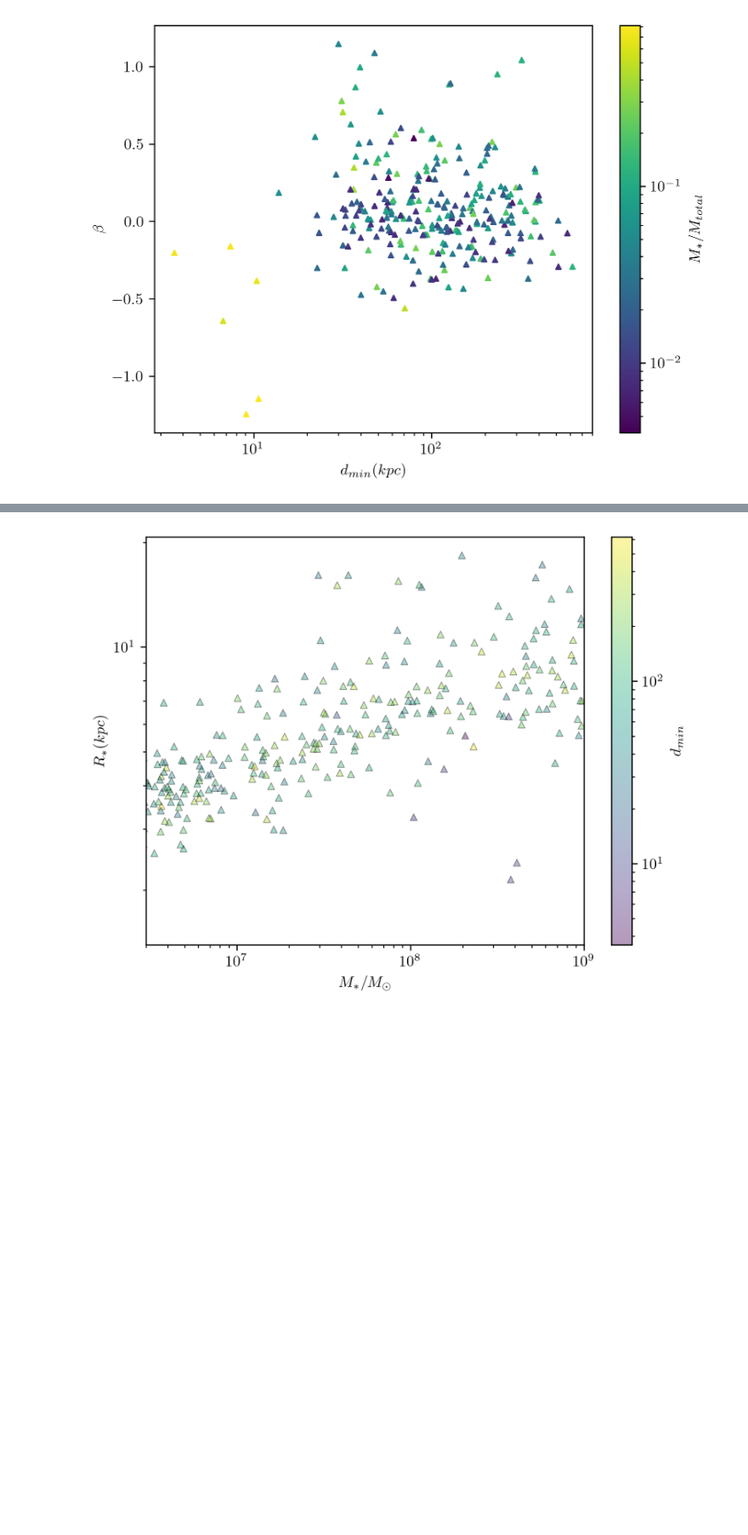
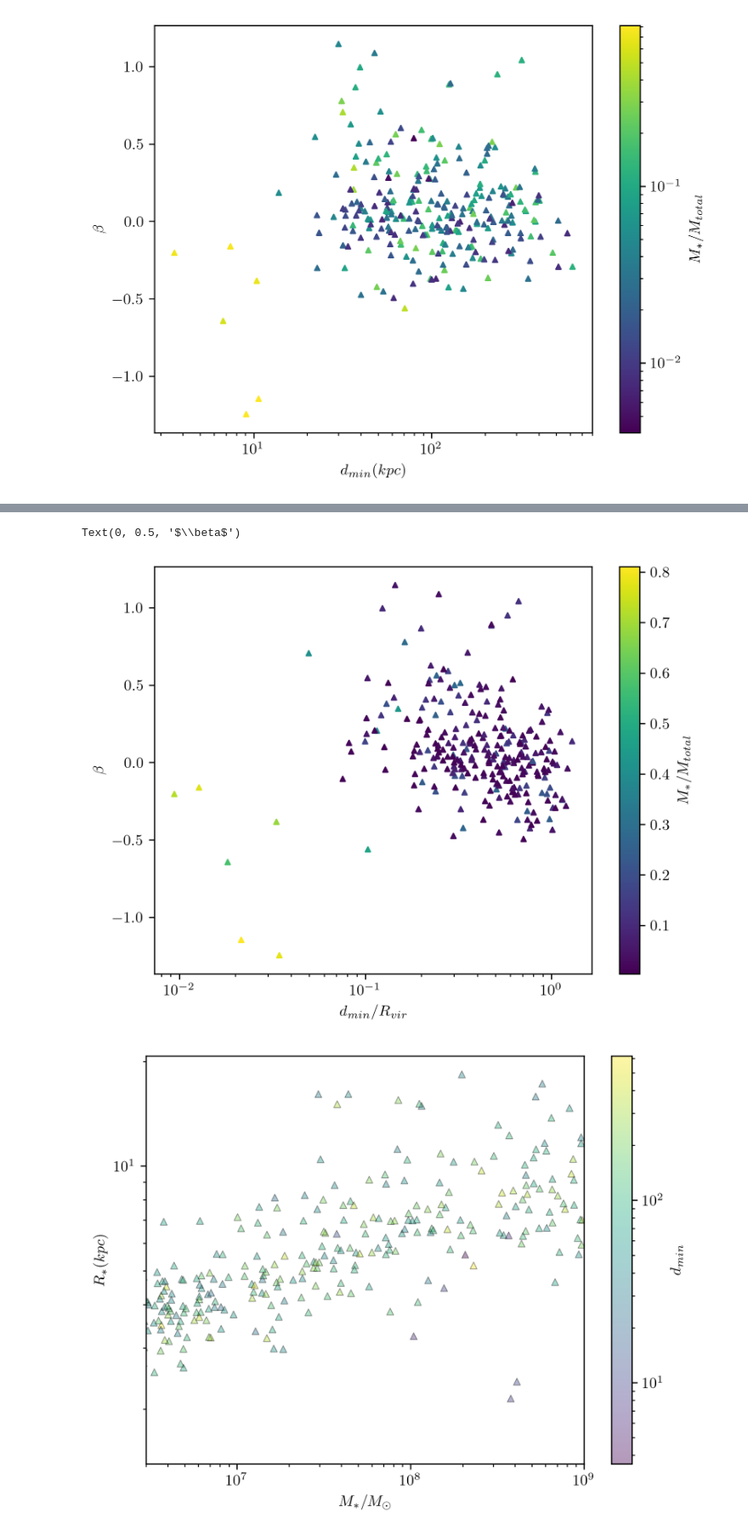
Before and after one commit to mkzeender/thesis, a Jupyter notebook: flyby.ipynb, the cells around one changed output, grey strips where cells are left out. Shown at 85% size. Cells and saved outputs as stored; diff of their text form; code cells hidden in the pictures; blank space fills up the shorter version.

Commit message:
more graphs

```diff
--- a/flyby.ipynb
+++ b/flyby.ipynb
@@ -37,4 +37,5 @@ h5dat = h5py.File('./main_branch_orbit_data_snapshot_1200.hdf5')
 #         print(x)
 #         raise
 flydat = pd.DataFrame((list(x) for x in h5dat.values() if x.shape != ()), index=(
-    k for k in h5dat.keys() if h5dat[k].shape != ())).transpose()
+    k for k in h5dat.keys() if h5dat[k].shape != ())).transpose().convert_dtypes()
+flydat.dtypes
@@ -116,3 +183,32 @@ Text(0, 0.5, '$\\beta$')
+# %%
+fig, ax = plt.subplots()
+
+ax.set_xscale('log')
+
+
+filt = dat['is_satellite'] & (dat['d_innermost'] != 0) & (dat['stars_mass_within_r50_stars'] <= 1e9)
+
+c = dat[filt]['stars_mass_within_r50_stars'] / dat[filt]['M_tot']
+# c = dat[filt]['n_peri_all']
+
+_scatter = ax.scatter(
+    dat[filt]['d_innermost'] / dat[filt]['rvir_innermost'],
+    dat[filt]['beta_r50'],
+    s=10,
+    marker='^',
+    c=c,
+    # log scale for colors
+    # norm=mpl.colors.LogNorm(np.min(c), np.max(c))
+)
+
+cbar = fig.colorbar(_scatter, ax=ax)
+cbar.set_label(r'$M_*/M_{total}$')
+
+ax.set_xlabel(r'$d_{min}/R_{vir}$')
+ax.set_ylabel(r'$\beta$')
+# %% [output]
+Text(0, 0.5, '$\\beta$')
+[figure, added]
 # %%
 
 fig = plt.figure()
```
Also changed, not shown: parts of 6 cells of this notebook, 4 other files.
